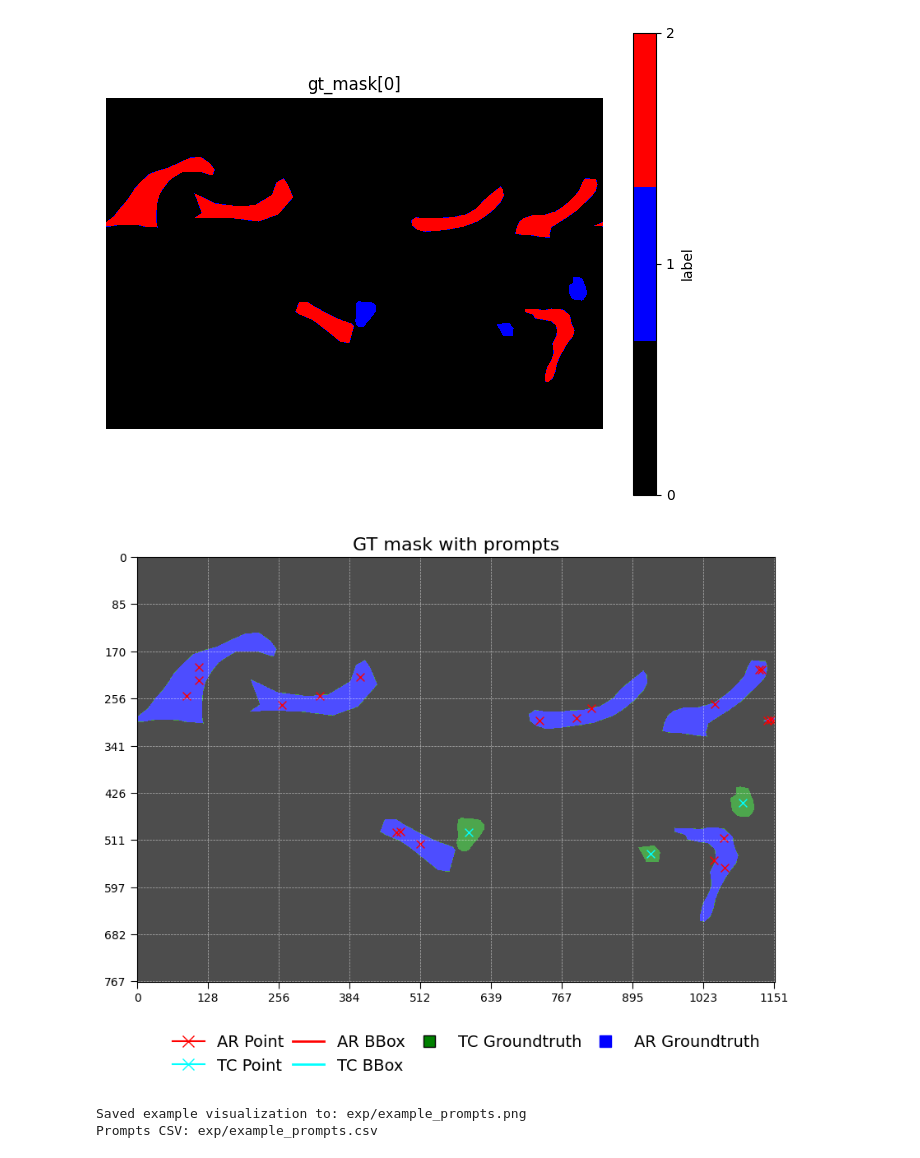
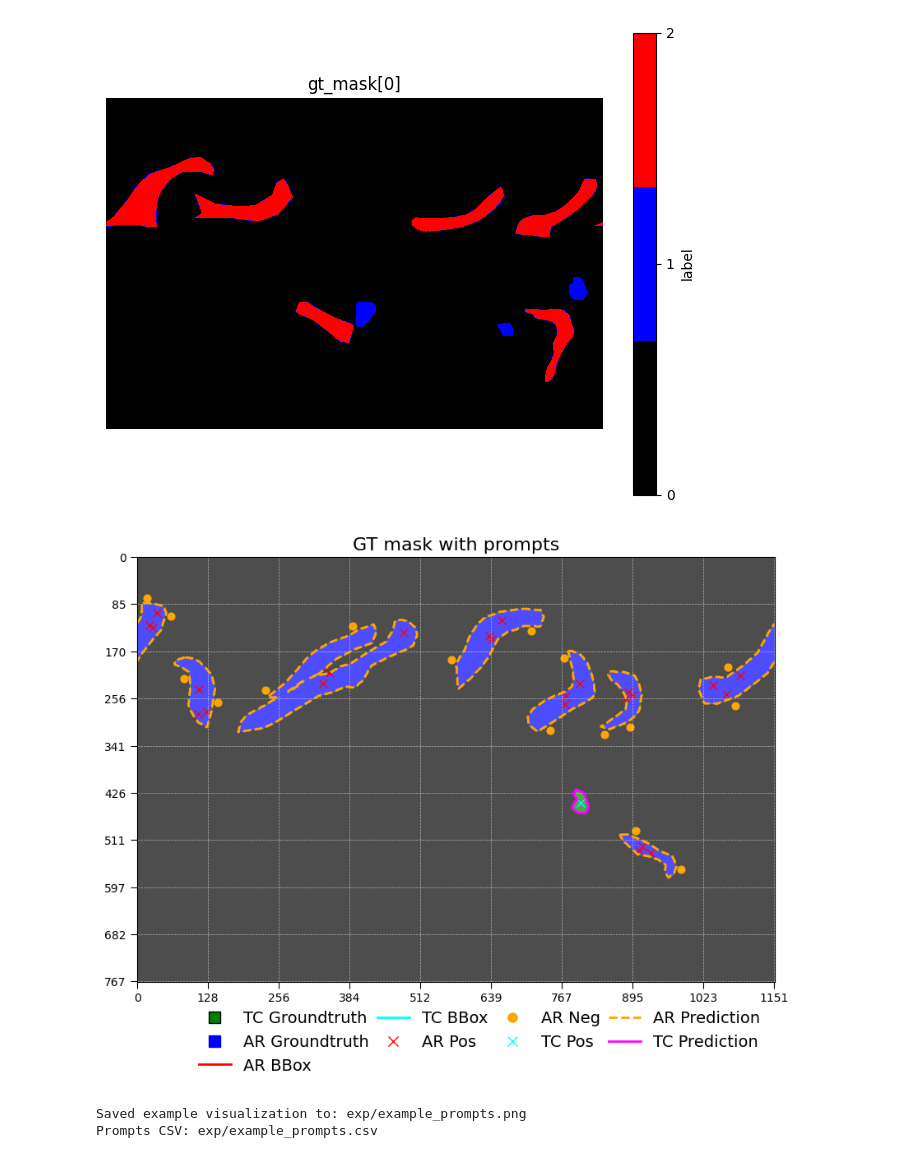
Before and after one commit to thangible/ClimateSAM, a Jupyter notebook: train_complete_test.ipynb, the cells around one changed output. Drawn from its saved outputs; the diff is of its cells as text; code cells hidden in the pictures.

Commit message:
PROMPT TYPE VISUALISATION

```diff
--- a/train_complete_test.ipynb
+++ b/train_complete_test.ipynb
@@ -11,7 +11,7 @@ from utility import batch_to_cuda, get_idle_gpu, get_idle_port, set_randomness,
 def set_up_dataset(worker_args):
     dataset_dir = worker_args.data_dir
     train_bs = worker_args.train_bs
-    val_bs = worker_args.val_bs
+    val_bs = 8
     gradient_accumulation_steps = worker_args.gradient_accumulation_steps
 
 
@@ -19,7 +19,7 @@ def set_up_dataset(worker_args):
         data_dir=dataset_dir, train_flag=True, shot_num=worker_args.shot_num,
         augmented=worker_args.augmented, generate_prompt=True
     )
-    val_dataset = ClimateDataset(data_dir=dataset_dir, train_flag=False, augmented=False, generate_prompt=True)
+    val_dataset = ClimateDataset(data_dir=dataset_dir, train_flag=False, augmented=False, generate_prompt=True,)
     train_collate_fn = train_dataset.collate_fn
     val_collate_fn = val_dataset.collate_fn
     # Debugging mode - use smaller dataset and fewer epochs
@@ -48,7 +48,7 @@ def set_up_dataset(worker_args):
 
     print(f"Effective batch size: {effective_batch_size} (actual_bs: {actual_train_bs}, accumulation: {gradient_accumulation_steps})")
 
-    train_workers, val_workers = 4, 2
+    train_workers, val_workers = 4, 8
 
     sampler = None
 
@@ -180,24 +180,34 @@ show_mask_like_gt(batch['gt_mask'][0])
 [figure]
 [figure]
 # %%
-prompt_maker = PromptMaker(prompt_type='point', positive_point_num=2, negative_point_num=0)
-prompt_dict = prompt_maker.make_prompts(batch['gt_mask'])
+prompt_maker = PromptMaker(prompt_type='point', positive_point_num=2, negative_point_num=2)
+prompt_dict = prompt_maker.make_prompts(batch['gt_mask'], prompt_type='point')
 # %%
 import csv
+import os
 
 
-plot_mask_with_points_and_bbox(
-    mask=batch['gt_mask'][0],
-    ar_points=prompt_dict.get('ar_point_prompts')[0],
-    tc_points=prompt_dict.get('tc_point_prompts')[0],
-    ar_bbox=prompt_dict.get('ar_bbox_prompts')[0],
-    tc_bbox=prompt_dict.get('tc_bbox_prompts')[0],
-    save_path='',
+# Save visualization to a specific path (empty string would make save fail)
+save_path = 'exp/gt_prompts.png'
+os.makedirs(os.path.dirname(save_path) or '.', exist_ok=True)
+
+i=4
+fig = plot_mask_with_points_and_bbox(
+    mask=batch['gt_mask'][i],
+    ar_points=prompt_dict.get('ar_point_prompts')[i],
+    tc_points=prompt_dict.get('tc_point_prompts')[i],
+    ar_bbox=prompt_dict.get('ar_bbox_prompts')[i],
+    tc_bbox=prompt_dict.get('tc_bbox_prompts')[i],
+    tc_pred_mask= batch['gt_mask'][i] ==1,
+    ar_pred_mask= batch['gt_mask'][i] ==2,
+    save_path=save_path,
     title='GT mask with prompts',
     axis=True,
 )
+
+fig
 # %% [output]
-[figure, old version]
+[figure, new version]
 # %%
 # Example: construct illustrative point prompts, bbox prompts and mask predictions for the first sample
 import cv2
```
Also changed, not shown: 3 other files.
